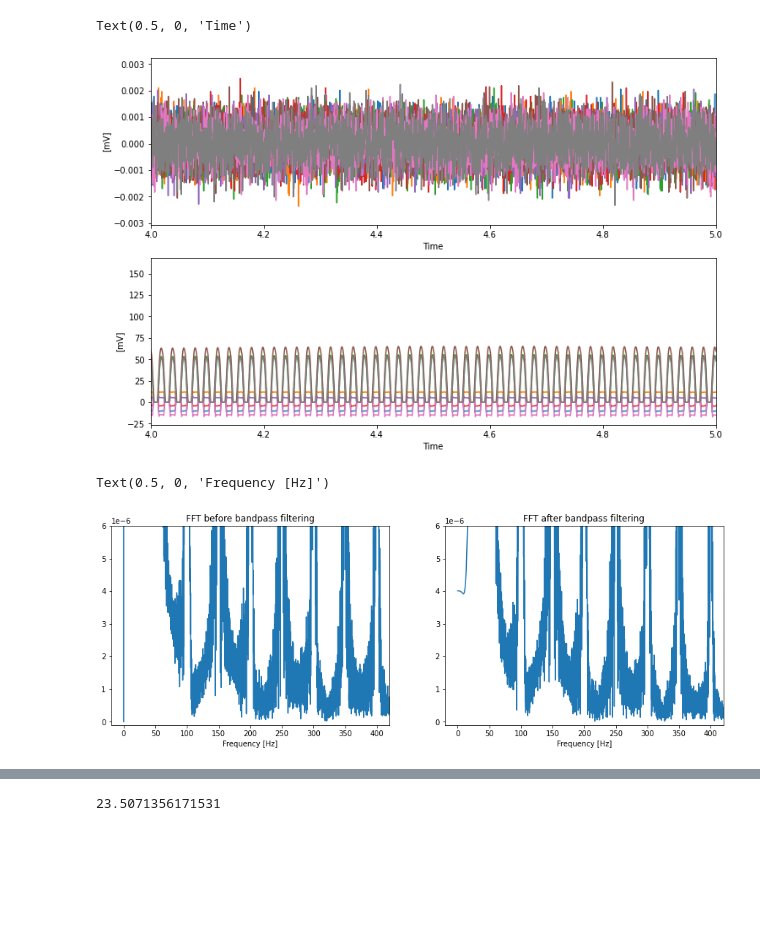
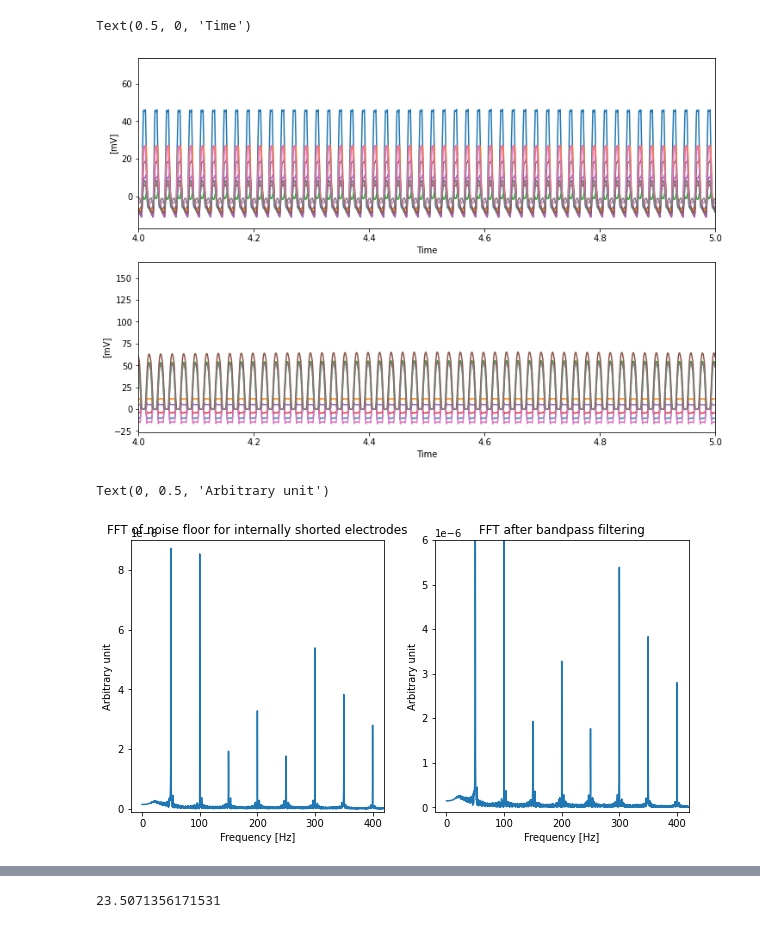
Before and after one commit to kstray/master-thesis-implementation, a Jupyter notebook: emg_processing.ipynb, the cells around one changed output, grey strips where cells are left out. Cells and saved outputs as stored; diff of their text form; code cells hidden in the pictures; blank space fills up the shorter version.

Commit message:
Add sample data

```diff
--- a/emg_processing.ipynb
+++ b/emg_processing.ipynb
@@ -13,5 +26,5 @@ resolution = (2**23) - 1
 # %%
-channel_data_i = np.load('channel_data_shorted_internal.npy')
+channel_data_i = np.load('channel_data_shorted_external.npy')
 df_i = pd.DataFrame(data=channel_data_i.T).set_index(0)
 df_i = (df_i * v_ref) / resolution
 df_i /= gain
@@ -20,7 +33,7 @@ df_i.index.name = "timestamp"
 df_i.index -= min(df_i.index)
 df_i.index /= 10**6
 # %%
-channel_data = np.load('channel_data.npy')
+channel_data = np.load('old_data/channel_data.npy')
 df = pd.DataFrame(data=channel_data.T).set_index(0)
 df = (df * v_ref) / resolution
 df /= gain
@@ -41,10 +54,10 @@ plt.ylabel('[mV]')
 plt.xlabel('Time')
 # %% [output]
 Text(0.5, 0, 'Time')
-[figure, old version]
+[figure, new version]
 # %%
 # Extract raw EMG signals and find FFT
-y = df.channel_1
+y = df_i.channel_5
 y = y.to_numpy()
 y = y[1000:-3000]
 y = y - y.mean()            # Center around zero
@@ -56,30 +69,33 @@ y_fft = scipy.fftpack.fft(y)
 # %%
 # Bandpass filter
 high = 20        # Remove DC-related noise
 low = 400       # EMG harmonics above 400Hz are generally due to noise
 b, a = scipy.signal.butter(4, [high,low], btype='bandpass', fs=sampling_rate)
 y_butter = scipy.signal.filtfilt(b, a, y)
 
 N_butter = len(y_butter)
 x_butter = np.linspace(0.0, 1.0/(2.0*T), N_butter//2)
 y_butter_fft = scipy.fftpack.fft(y_butter)
 
-fig = plt.figure(figsize=(15,5))
+fig = plt.figure(figsize=(10,5))
 plt.subplot(1, 2, 1)
-plt.plot(x, 2.0/N * np.abs(y_fft[:N//2]))
+# plt.plot(x, 2.0/N * np.abs(y_fft[:N//2]))
+plt.plot(x_butter, 2.0/N_butter * np.abs(y_butter_fft[:N_butter//2]))
 plt.xlim(-20, 420)
-plt.ylim(-1e-7, 6e-6)
-plt.title('FFT before bandpass filtering')
+plt.ylim(-1e-7, 9e-6)
+plt.title('FFT of noise floor for internally shorted electrodes')
 plt.xlabel('Frequency [Hz]')
+plt.ylabel('Arbitrary unit')
 plt.subplot(1, 2, 2)
 plt.plot(x_butter, 2.0/N_butter * np.abs(y_butter_fft[:N_butter//2]))
 plt.xlim(-20, 420)
 plt.ylim(-1e-7, 6e-6)
 plt.title('FFT after bandpass filtering')
 plt.xlabel('Frequency [Hz]')
+plt.ylabel('Arbitrary unit')
 # %% [output]
-Text(0.5, 0, 'Frequency [Hz]')
+Text(0, 0.5, 'Arbitrary unit')
-[figure, old version]
+[figure, new version]
 # %%
 # Comb filter
 notch_freq = 50.0     # Frequency to be removed from signal (Hz)
```
Also changed, not shown: parts of 3 cells of this notebook, 13 other files.
